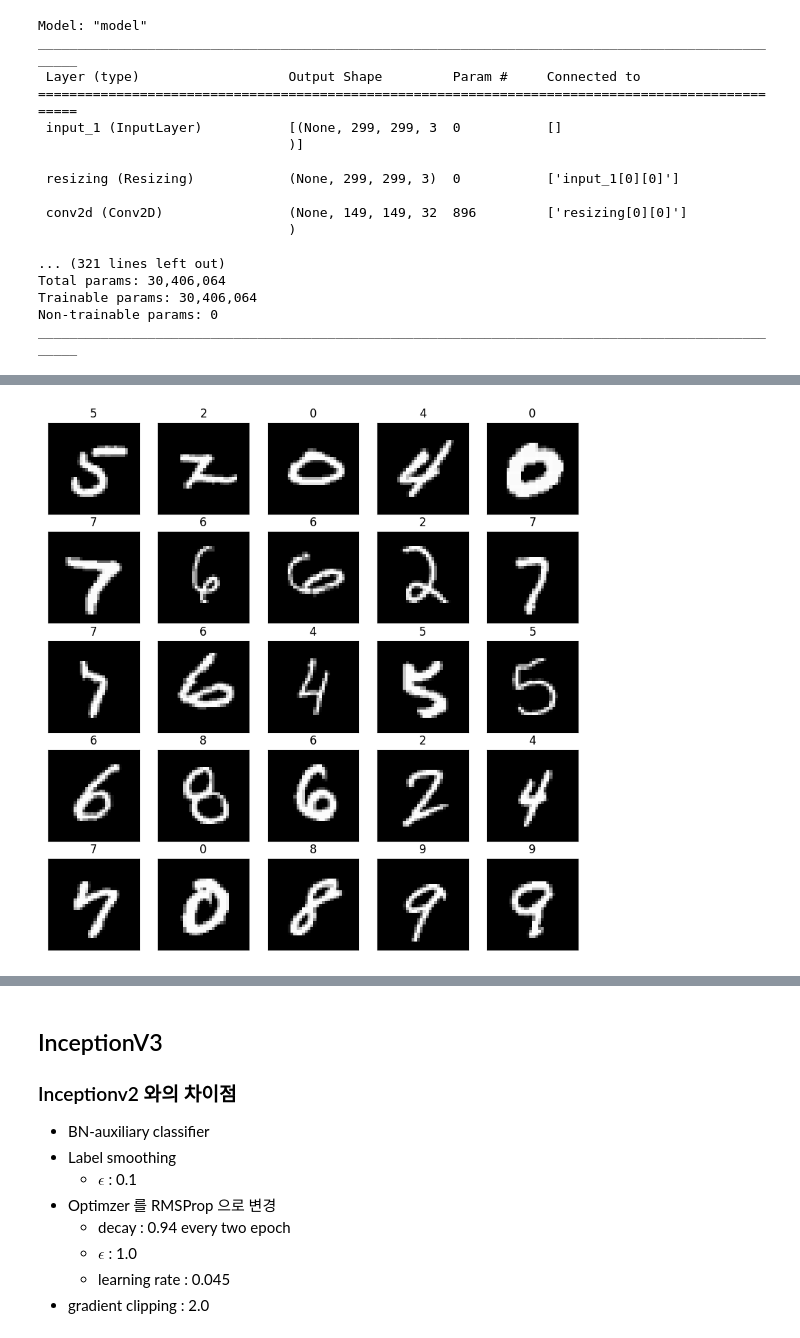
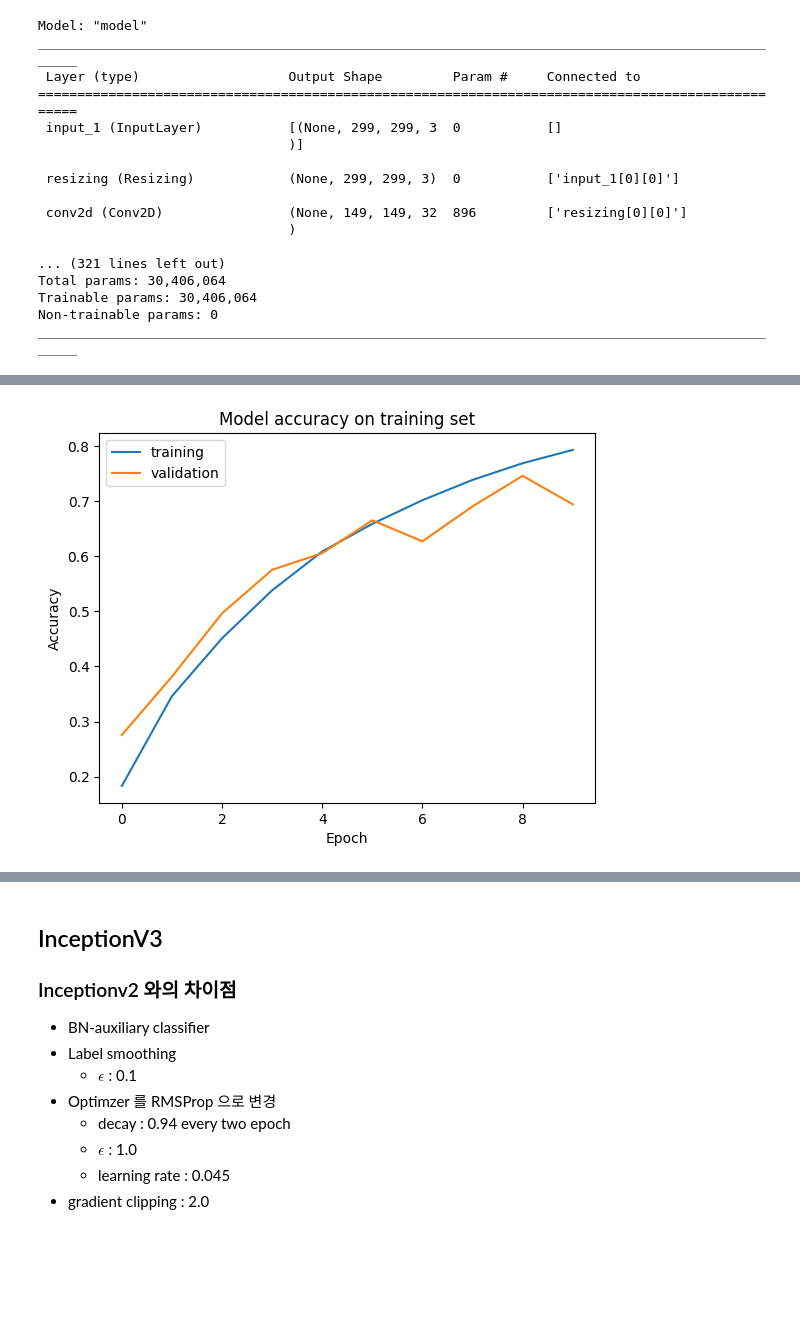
Before and after one commit to MilyangParkJaeHun/PapersWithCode, a Jupyter notebook: BackboneNetwork/InceptionV2-3/InceptionV2-3.ipynb, the cells around one changed output, grey strips where cells are left out. Saved outputs shown, nothing was run; the diff lists cells and outputs as text; code cells hidden in the pictures; blank space fills up the shorter version.

Commit message:
Add training results

```diff
--- a/BackboneNetwork/InceptionV2-3/InceptionV2-3.ipynb
+++ b/BackboneNetwork/InceptionV2-3/InceptionV2-3.ipynb
@@ -327,0 +319,9 @@ print('# for valid : %d'%(num_val))
+# %%
+cifar10 = tf.keras.datasets.cifar10
+(x_train, y_train), (x_test, y_test) = cifar10.load_data()
+
+num_train = len(x_train)
+num_val = len(x_test)
+
+print('# for train : %d'%(num_train))
+print('# for valid : %d'%(num_val))
@@ -328,4 +333,7 @@ print('# for valid : %d'%(num_val))
 # %%
+x_train = tf.keras.applications.inception_v3.preprocess_input(x_train)
+x_test = tf.keras.applications.inception_v3.preprocess_input(x_test)
+
 train_dataset = (x_train, [y_train, y_train])
 val_dataset = (x_test, [y_test, y_test])
 
@@ -423,4 +408,12 @@ def image_grid():
-# %%
-image_grid()
-# %% [output]
-[figure, removed]
+# %%
+import matplotlib.pyplot as plt
+
+plt.plot(inception_v2_history.history['output_acc'])
+plt.plot(inception_v2_history.history['val_output_acc'])
+plt.title('Model accuracy on training set')
+plt.xlabel('Epoch')
+plt.ylabel('Accuracy')
+plt.legend(['training', 'validation'], loc='upper left')
+plt.show()
+# %% [output]
+[figure, added]
```
Also changed, not shown: parts of 24 cells of this notebook.
